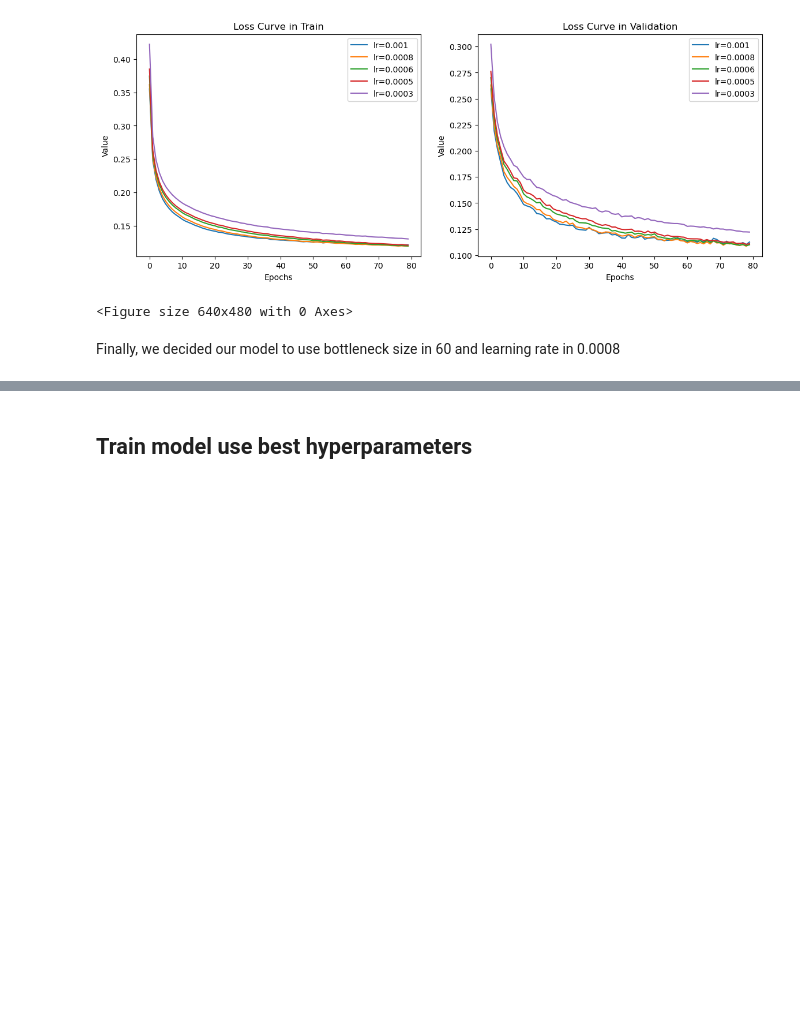
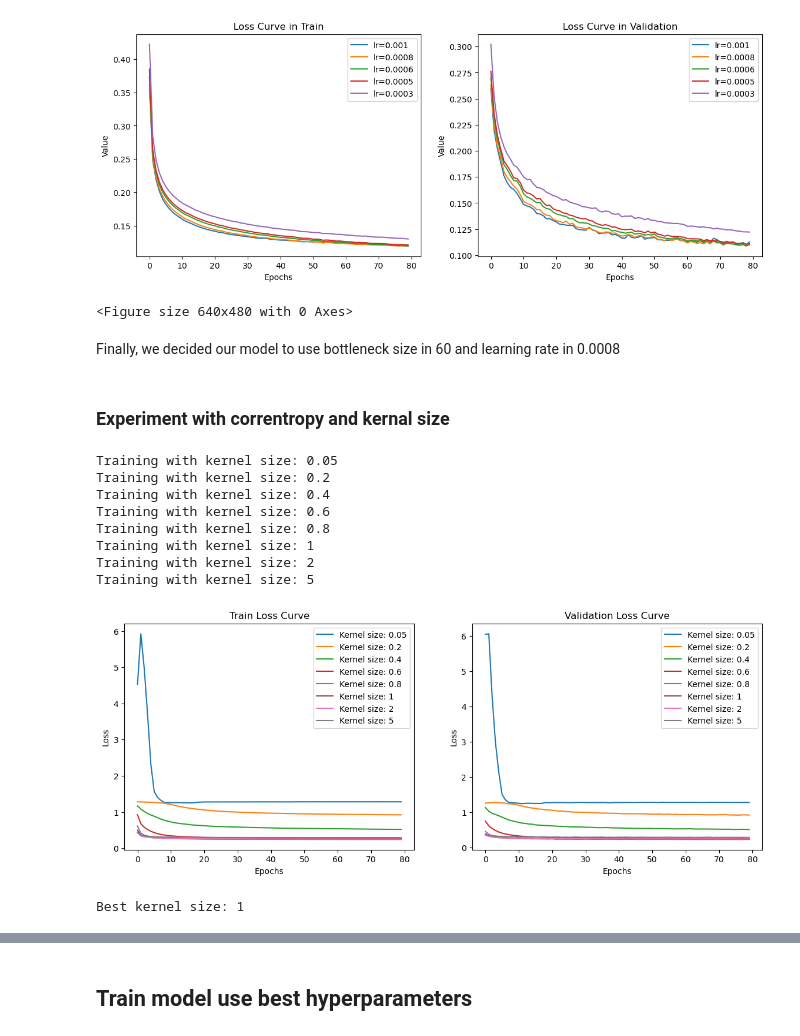
Before and after one commit to Xchai8/Autoencoder-with-KMINST-project-2, a Jupyter notebook: part_1.ipynb, the cells around one changed output, grey strips where cells are left out. Drawn from its saved outputs; the diff is of its cells as text; code cells hidden in the pictures; blank space fills up the shorter version.

```diff
--- a/part_1.ipynb
+++ b/part_1.ipynb
@@ -594,3 +680,14 @@ plt.savefig('./figure/lr [0.001, 0.0001].png')
 <Figure size 640x480 with 0 Axes>
 # %% [markdown]
 Finally, we decided our model to use bottleneck size in 60 and learning rate in 0.0008
+# %% [markdown]
+### Experiment with correntropy and kernal size
+# %%
+class CorrentropyLoss(nn.Module):
+    def __init__(self, sigma=0.1):
+        super(CorrentropyLoss, self).__init__()
+        self.sigma = sigma
+
+    def forward(self, inputs, targets):
+        gauss_kernel = torch.exp(-((inputs - targets) ** 2) / (2 * self.sigma ** 2))
+        return 1 - gauss_kernel.mean()
@@ -596,0 +722,58 @@ Finally, we decided our model to use bottleneck size in 60 and learning rate in
+# %%
+# Define hyperparameters
+epochs = 80
+lr = 0.0008
+bottleneck_size = 60
+
+# Kernel sizes to test
+kernel_sizes = [0.05, 0.2, 0.4, 0.6, 0.8, 1, 2, 5]
+history_kernel_size = dict()
+
+# Iterate over different kernel sizes
+for sigma in kernel_sizes:
+    print(f"Training with kernel size: {sigma}")
+    criterion = CorrentropyLoss(sigma=sigma)
+
+    # Initialize encoder and decoder with the selected bottleneck size
+    encoder = Encoder(bottleneck_size)
+    decoder = Decoder(bottleneck_size)
+
+    # Optimizer setup
+    optimizer = optim.Adam([{'params': encoder.parameters()}, {'params': decoder.parameters()}], lr=lr, weight_decay=1e-05)
+
+    # Training
+    history = ae_training(encoder, decoder, noisy_train_loader, noisy_val_loader, device, epochs, optimizer, criterion, visualization=False, printer=False, correntropy=True)
+    history_kernel_size[sigma] = history
+
+# Visualization of learning curve for different kernel sizes
+plt.figure(figsize=(14, 5))
+for sigma, (train_lc, val_lc) in history_kernel_size.items():
+    plt.subplot(121)
+    plt.plot(train_lc, label=f'Kernel size: {sigma}')
+    plt.title('Train Loss Curve')
+    plt.xlabel('Epochs')
+    plt.ylabel('Loss')
+    plt.legend()
+
+    plt.subplot(122)
+    plt.plot(val_lc, label=f'Kernel size: {sigma}')
+    plt.title('Validation Loss Curve')
+    plt.xlabel('Epochs')
+    plt.ylabel('Loss')
+    plt.legend()
+plt.show()
+
+# Determine the best kernel size based on validation loss
+best_kernel_size = min(history_kernel_size, key=lambda k: min(history_kernel_size[k][1]))
+print(f"Best kernel size: {best_kernel_size}")
+# %% [output]
+Training with kernel size: 0.05
+Training with kernel size: 0.2
+Training with kernel size: 0.4
+Training with kernel size: 0.6
+Training with kernel size: 0.8
+Training with kernel size: 1
+Training with kernel size: 2
+Training with kernel size: 5
+[figure, added]
+Best kernel size: 1
```
Also changed, not shown: parts of 21 cells of this notebook, 5 other files.
